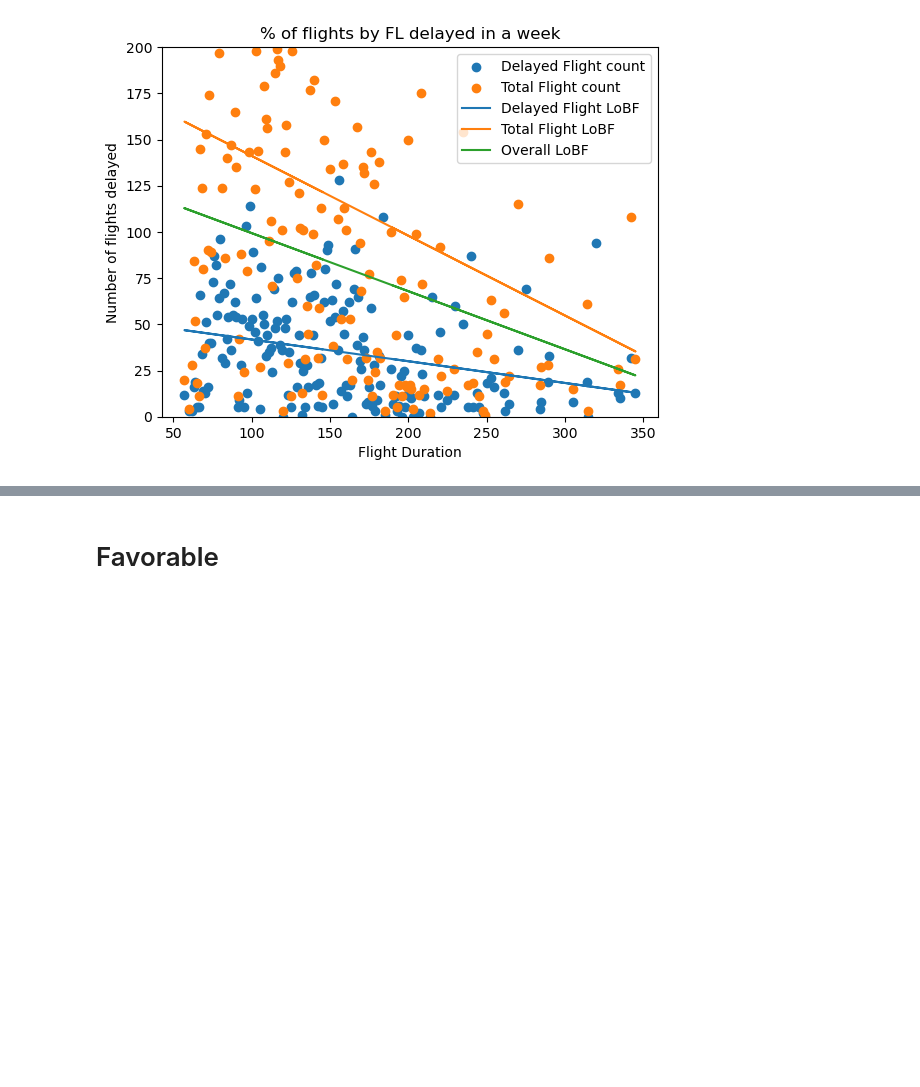
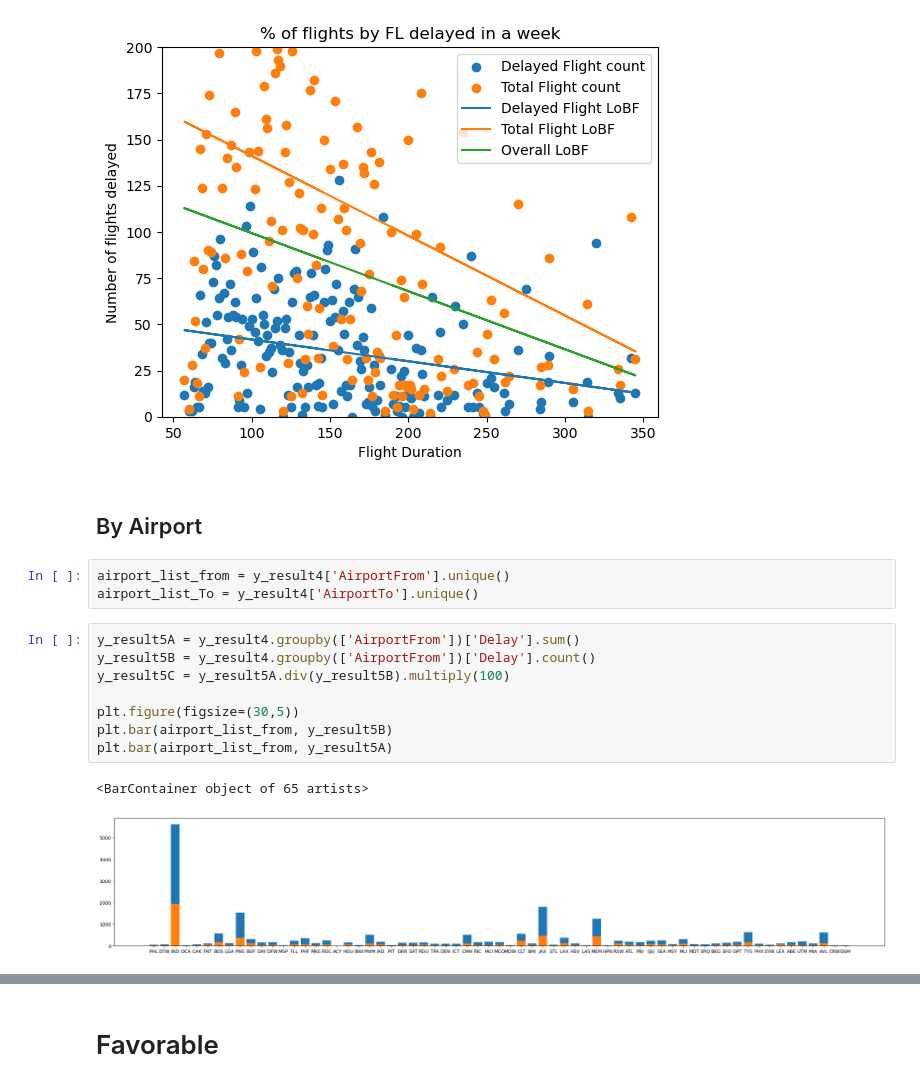
Before and after one commit to ltcolscotty/AirlinesProject, a Jupyter notebook: AirlineAnalysis.ipynb, the cells around one changed output, grey strips where cells are left out. Saved outputs shown, nothing was run; the diff lists cells and outputs as text; blank space fills up the shorter version.

```diff
--- a/AirlineAnalysis.ipynb
+++ b/AirlineAnalysis.ipynb
@@ -179,3 +186,19 @@ ax.legend()
 # %% [output]
 <matplotlib.legend.Legend at 0x...>
 [figure]
+# %% [markdown]
+## By Airport
+# %%
+airport_list_from = y_result4['AirportFrom'].unique()
+airport_list_To = y_result4['AirportTo'].unique()
+# %%
+y_result5A = y_result4.groupby(['AirportFrom'])['Delay'].sum()
+y_result5B = y_result4.groupby(['AirportFrom'])['Delay'].count()
+y_result5C = y_result5A.div(y_result5B).multiply(100)
+
+plt.figure(figsize=(30,5))
+plt.bar(airport_list_from, y_result5B)
+plt.bar(airport_list_from, y_result5A)
+# %% [output]
+<BarContainer object of 65 artists>
+[figure, added]
```
Also changed, not shown: parts of 5 cells of this notebook.
